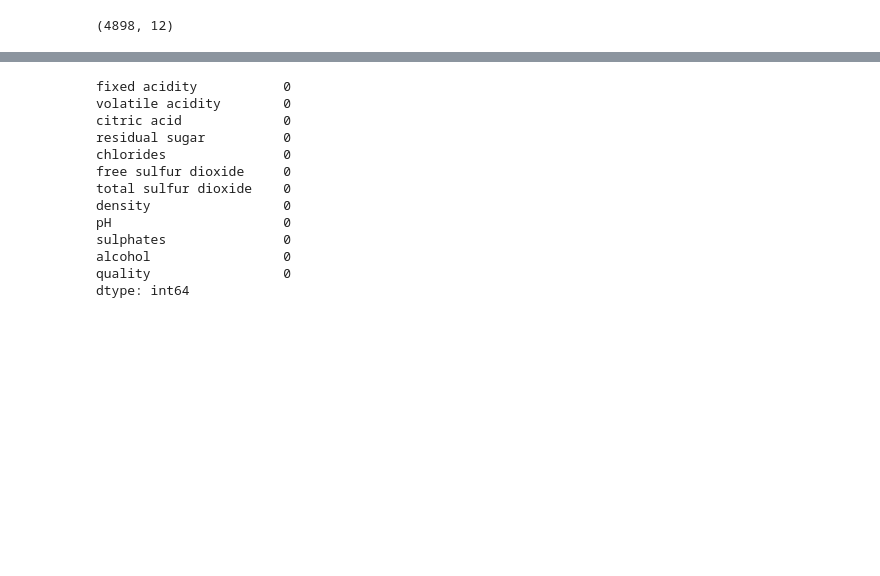
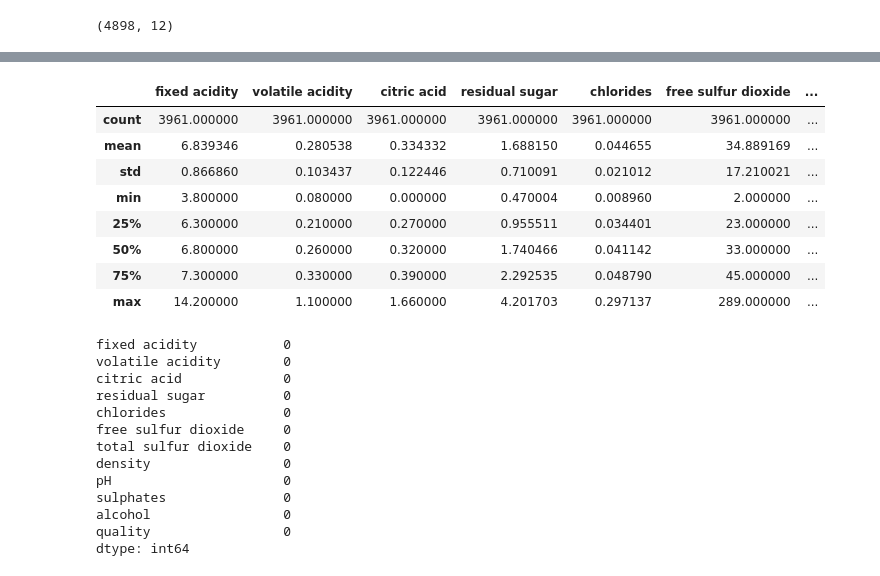
Before and after one commit to kavinkumartk/PCA, a Jupyter notebook: code.ipynb, the cells around one changed output, grey strips where cells are left out. Drawn from its saved outputs; the diff is of its cells as text; code cells hidden in the pictures; blank space fills up the shorter version.

```diff
--- a/code.ipynb
+++ b/code.ipynb
@@ -27,3 +49,15 @@ df.shape
+# %%
+df.describe()
+# %% [output]
+|  | fixed acidity | volatile acidity | citric acid | residual sugar | chlorides | free sulfur dioxide | ... |
+| count | 3961.000000 | 3961.000000 | 3961.000000 | 3961.000000 | 3961.000000 | 3961.000000 | ... |
+| mean | 6.839346 | 0.280538 | 0.334332 | 1.688150 | 0.044655 | 34.889169 | ... |
+| std | 0.866860 | 0.103437 | 0.122446 | 0.710091 | 0.021012 | 17.210021 | ... |
+| min | 3.800000 | 0.080000 | 0.000000 | 0.470004 | 0.008960 | 2.000000 | ... |
+| 25% | 6.300000 | 0.210000 | 0.270000 | 0.955511 | 0.034401 | 23.000000 | ... |
+| 50% | 6.800000 | 0.260000 | 0.320000 | 1.740466 | 0.041142 | 33.000000 | ... |
+| 75% | 7.300000 | 0.330000 | 0.390000 | 2.292535 | 0.048790 | 45.000000 | ... |
+| max | 14.200000 | 1.100000 | 1.660000 | 4.201703 | 0.297137 | 289.000000 | ... |
 # %%
 df.isna().sum()
 # %% [output]
```
Also changed, not shown: parts of 4 cells of this notebook.
